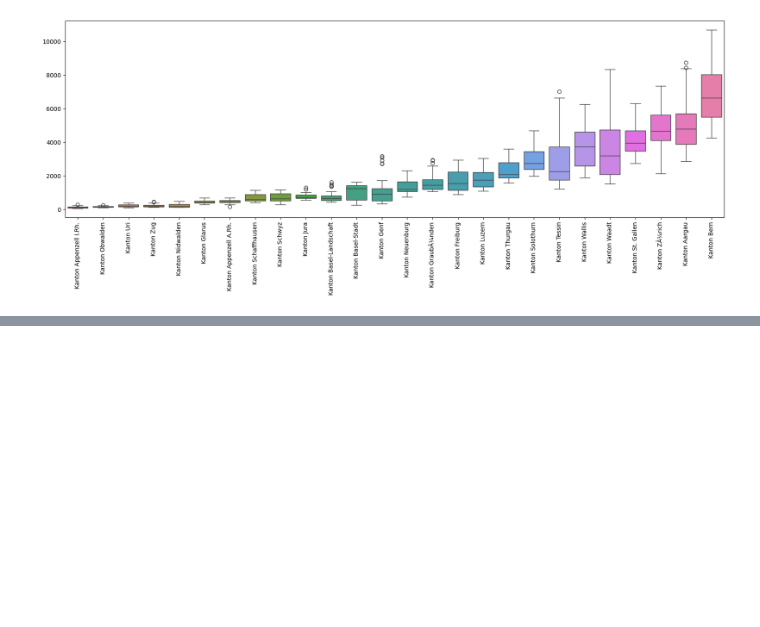
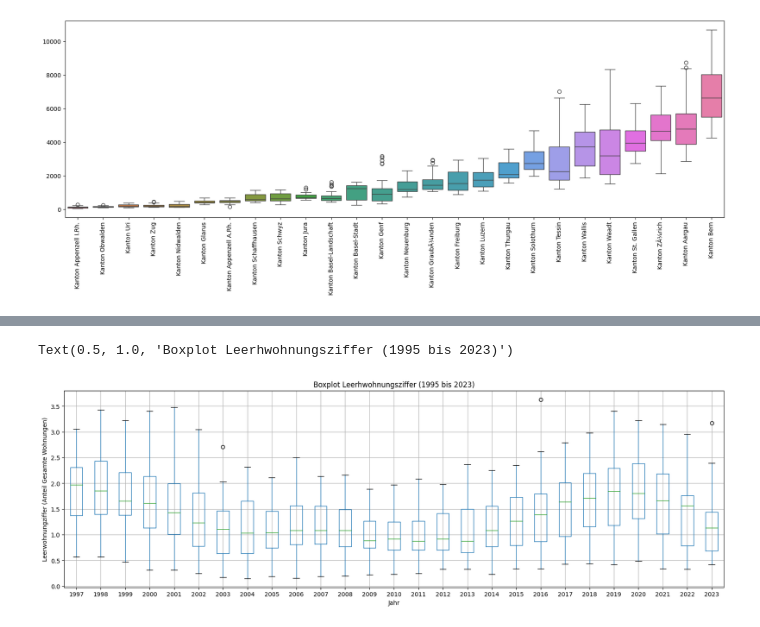
Before and after one commit to GRUPPE-BINA24/Datenspeicher, a Jupyter notebook: Kopie_von_Semesterarbeit_BINA.ipynb, the cells around one changed output, grey strips where cells are left out. Cells and saved outputs as stored; diff of their text form; code cells hidden in the pictures; blank space fills up the shorter version.

Commit message:
Leerhwohnungsziffer ergänzt

```diff
--- a/Kopie_von_Semesterarbeit_BINA.ipynb
+++ b/Kopie_von_Semesterarbeit_BINA.ipynb
@@ -265,0 +274,14 @@ Requirement already satisfied: packaging in /usr/local/lib/python3.10/dist-packa
+# %%
+#Datenimport
+
+import numpy as np
+import pandas as pd
+import matplotlib.pyplot as plt
+%matplotlib inline
+
+
+df = pd.read_csv('https://raw.githubusercontent.com/GRUPPE-BINA24/Datenspeicher/main/Leerwohnungsziffer_Kantone.csv', header=0)
+
+Leerwohnungsziffer=df
+
+Leerwohnungsziffer.head()
@@ -265,0 +296,12 @@ Requirement already satisfied: packaging in /usr/local/lib/python3.10/dist-packa
+# %%
+#Boxplot erstellen mit Mathplotlib
+
+Leerwohnungsziffer.boxplot(figsize=(20, 6))
+
+
+plt.xlabel('Jahr')
+plt.ylabel('Leerwohnungziffer (Anteil Gesamte Wohnungen)')
+plt.title('Boxplot Leerhwohnungsziffer (1995 bis 2023)')
+# %% [output]
+Text(0.5, 1.0, 'Boxplot Leerhwohnungsziffer (1995 bis 2023)')
+[figure, added]
```
Also changed, not shown: parts of 4 cells of this notebook.
